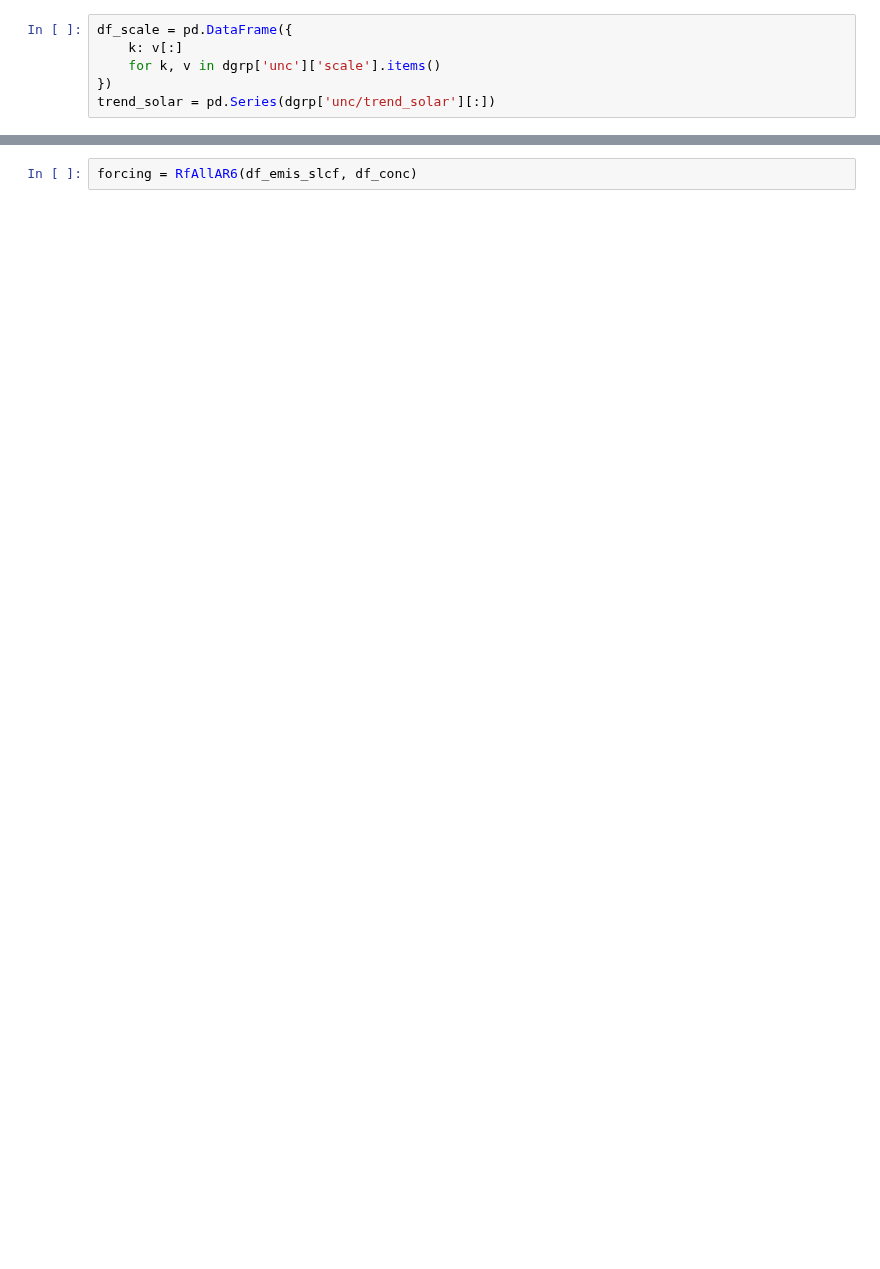
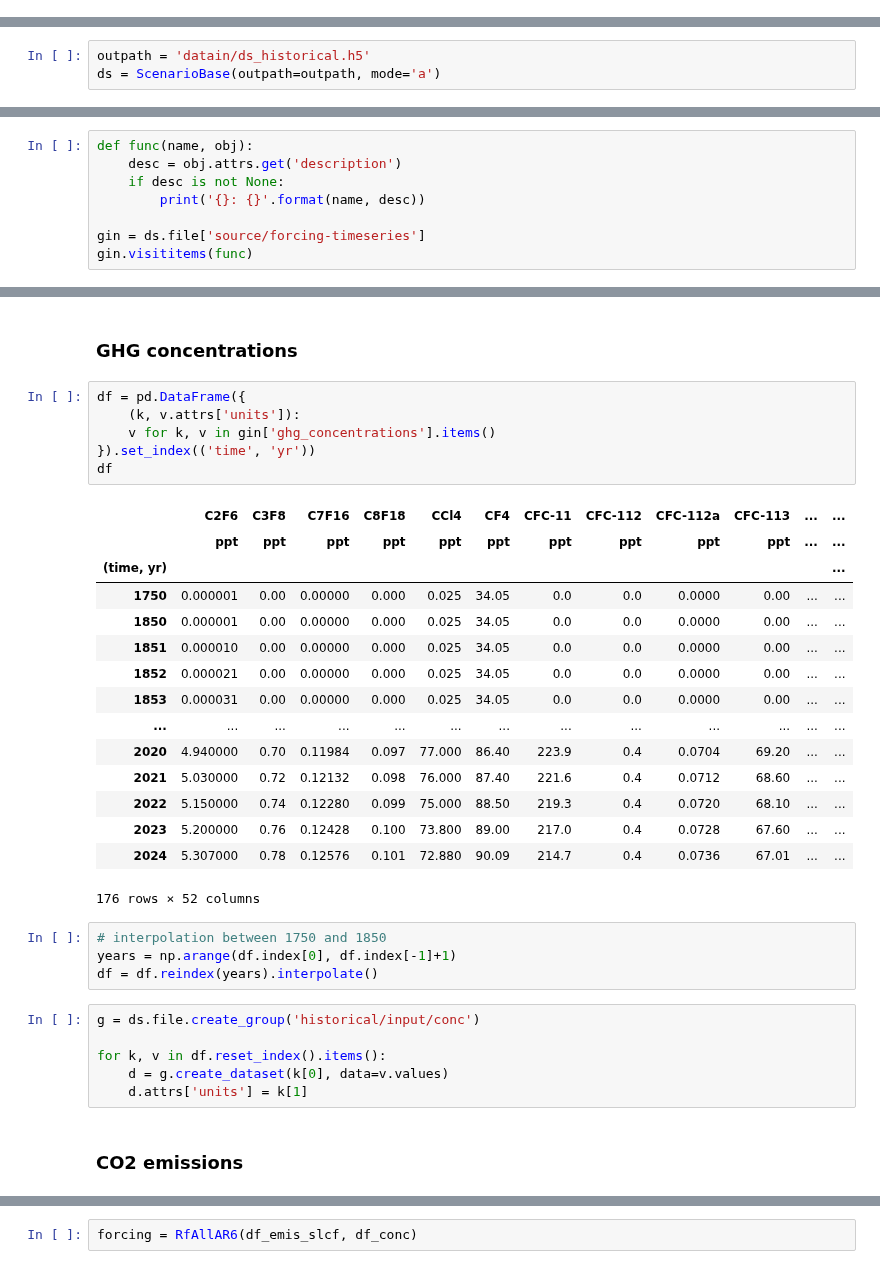
Before and after one commit to tsutsui1872/mce, a Jupyter notebook: notebook/mk_forcing_ar6__02.ipynb, the cells around one changed output, grey strips where cells are left out. Drawn from its saved outputs; the diff is of its cells as text; blank space fills up the shorter version.

```diff
--- a/notebook/mk_forcing_ar6__02.ipynb
+++ b/notebook/mk_forcing_ar6__02.ipynb
@@ -175,6 +0,0 @@ df_conc = pd.DataFrame(
-# %%
-df_scale = pd.DataFrame({
-    k: v[:]
-    for k, v in dgrp['unc']['scale'].items()
-})
-trend_solar = pd.Series(dgrp['unc/trend_solar'][:])
@@ -182,0 +18,3 @@ trend_solar = pd.Series(dgrp['unc/trend_solar'][:])
+# %%
+outpath = 'datain/ds_historical.h5'
+ds = ScenarioBase(outpath=outpath, mode='a')
@@ -182,0 +24,8 @@ trend_solar = pd.Series(dgrp['unc/trend_solar'][:])
+# %%
+def func(name, obj):
+    desc = obj.attrs.get('description')
+    if desc is not None:
+        print('{}: {}'.format(name, desc))
+
+gin = ds.file['source/forcing-timeseries']
+gin.visititems(func)
@@ -182,0 +48,36 @@ trend_solar = pd.Series(dgrp['unc/trend_solar'][:])
+# %% [markdown]
+### GHG concentrations
+# %%
+df = pd.DataFrame({
+    (k, v.attrs['units']):
+    v for k, v in gin['ghg_concentrations'].items()
+}).set_index(('time', 'yr'))
+df
+# %% [output]
+|  | C2F6 | C3F8 | C7F16 | C8F18 | CCl4 | CF4 | CFC-11 | CFC-112 | CFC-112a | CFC-113 | ... | ... |
+|  | ppt | ppt | ppt | ppt | ppt | ppt | ppt | ppt | ppt | ppt | ... | ... |
+| (time, yr) |  |  |  |  |  |  |  |  |  |  |  | ... |
+| 1750 | 0.000001 | 0.00 | 0.00000 | 0.000 | 0.025 | 34.05 | 0.0 | 0.0 | 0.0000 | 0.00 | ... | ... |
+| 1850 | 0.000001 | 0.00 | 0.00000 | 0.000 | 0.025 | 34.05 | 0.0 | 0.0 | 0.0000 | 0.00 | ... | ... |
+| 1851 | 0.000010 | 0.00 | 0.00000 | 0.000 | 0.025 | 34.05 | 0.0 | 0.0 | 0.0000 | 0.00 | ... | ... |
+| 1852 | 0.000021 | 0.00 | 0.00000 | 0.000 | 0.025 | 34.05 | 0.0 | 0.0 | 0.0000 | 0.00 | ... | ... |
+| 1853 | 0.000031 | 0.00 | 0.00000 | 0.000 | 0.025 | 34.05 | 0.0 | 0.0 | 0.0000 | 0.00 | ... | ... |
+| ... | ... | ... | ... | ... | ... | ... | ... | ... | ... | ... | ... | ... |
+| 2020 | 4.940000 | 0.70 | 0.11984 | 0.097 | 77.000 | 86.40 | 223.9 | 0.4 | 0.0704 | 69.20 | ... | ... |
+| 2021 | 5.030000 | 0.72 | 0.12132 | 0.098 | 76.000 | 87.40 | 221.6 | 0.4 | 0.0712 | 68.60 | ... | ... |
+| 2022 | 5.150000 | 0.74 | 0.12280 | 0.099 | 75.000 | 88.50 | 219.3 | 0.4 | 0.0720 | 68.10 | ... | ... |
+| 2023 | 5.200000 | 0.76 | 0.12428 | 0.100 | 73.800 | 89.00 | 217.0 | 0.4 | 0.0728 | 67.60 | ... | ... |
+| 2024 | 5.307000 | 0.78 | 0.12576 | 0.101 | 72.880 | 90.09 | 214.7 | 0.4 | 0.0736 | 67.01 | ... | ... |
+176 rows × 52 columns
+# %%
+# interpolation between 1750 and 1850
+years = np.arange(df.index[0], df.index[-1]+1)
+df = df.reindex(years).interpolate()
+# %%
+g = ds.file.create_group('historical/input/conc')
+
+for k, v in df.reset_index().items():
+    d = g.create_dataset(k[0], data=v.values)
+    d.attrs['units'] = k[1]
+# %% [markdown]
+### CO2 emissions
```
Also changed, not shown: parts of 59 cells of this notebook, 2 other files.
